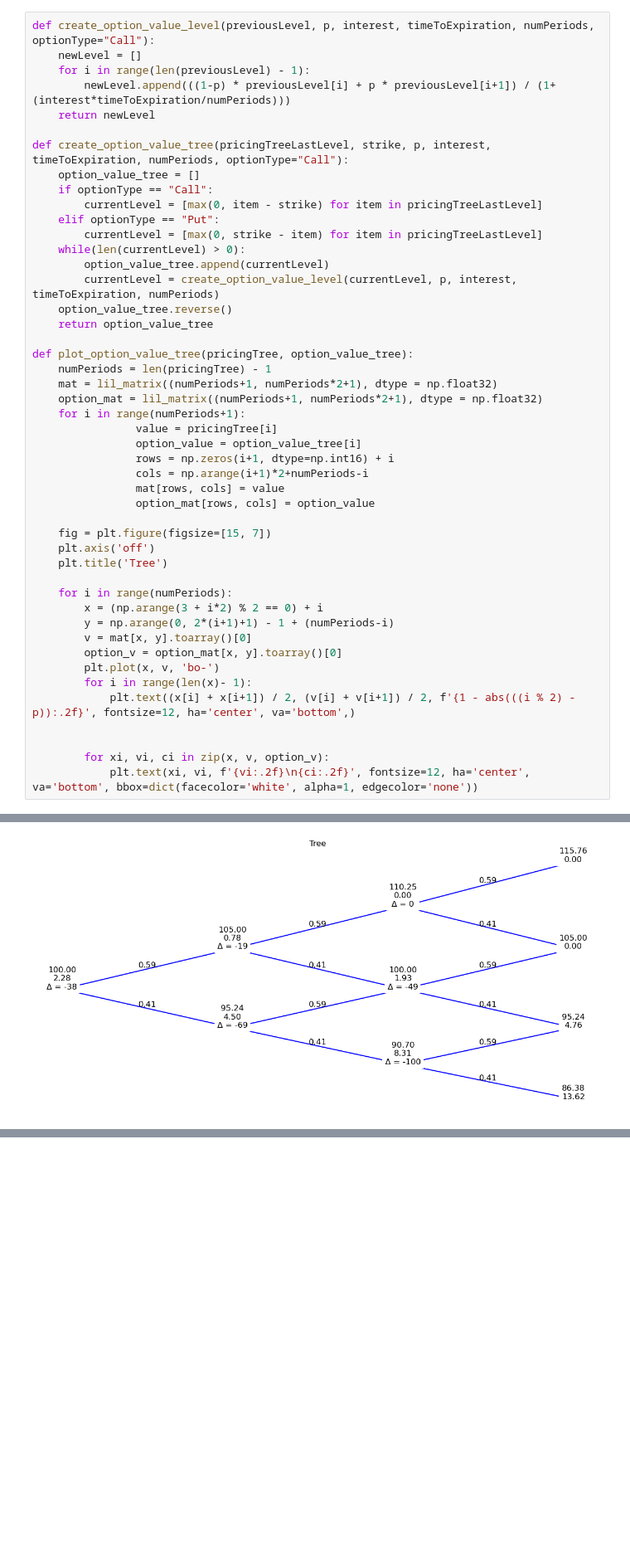
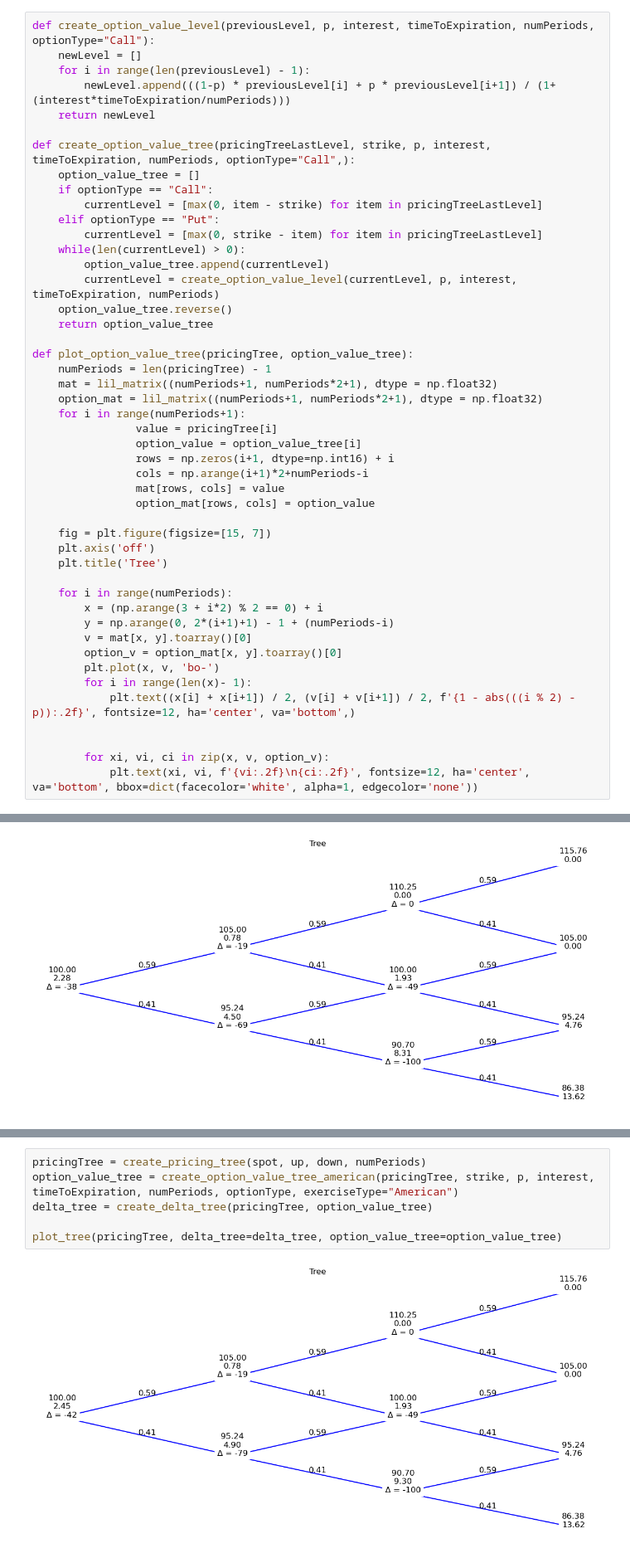
Before and after one commit to JamesRv21/Binomial-Options-Pricing-Model, a Jupyter notebook: binomialTree.ipynb, the cells around one changed output, grey strips where cells are left out. Shown at 83% size. Cells and saved outputs as stored; diff of their text form; blank space fills up the shorter version.

Commit message:
Added Pricing For American Options

```diff
--- a/binomialTree.ipynb
+++ b/binomialTree.ipynb
@@ -94,7 +94,7 @@ def create_option_value_level(previousLevel, p, interest, timeToExpiration, numP
         newLevel.append(((1-p) * previousLevel[i] + p * previousLevel[i+1]) / (1+(interest*timeToExpiration/numPeriods)))
     return newLevel
 
-def create_option_value_tree(pricingTreeLastLevel, strike, p, interest, timeToExpiration, numPeriods, optionType="Call"):
+def create_option_value_tree(pricingTreeLastLevel, strike, p, interest, timeToExpiration, numPeriods, optionType="Call",):
     option_value_tree = []
     if optionType == "Call":
         currentLevel = [max(0, item - strike) for item in pricingTreeLastLevel]
@@ -331,3 +390,11 @@ plot_tree(pricingTree, delta_tree=delta_tree, option_value_tree=option_value_tre
+# %%
+pricingTree = create_pricing_tree(spot, up, down, numPeriods)
+option_value_tree = create_option_value_tree_american(pricingTree, strike, p, interest, timeToExpiration, numPeriods, optionType, exerciseType="American")
+delta_tree = create_delta_tree(pricingTree, option_value_tree)
+
+plot_tree(pricingTree, delta_tree=delta_tree, option_value_tree=option_value_tree)
+# %% [output]
+[figure, added]
 # %% [markdown]
 ## Calculating the option's price using the binomial distribution
 # %%
```
Also changed, not shown: parts of 5 cells of this notebook.
